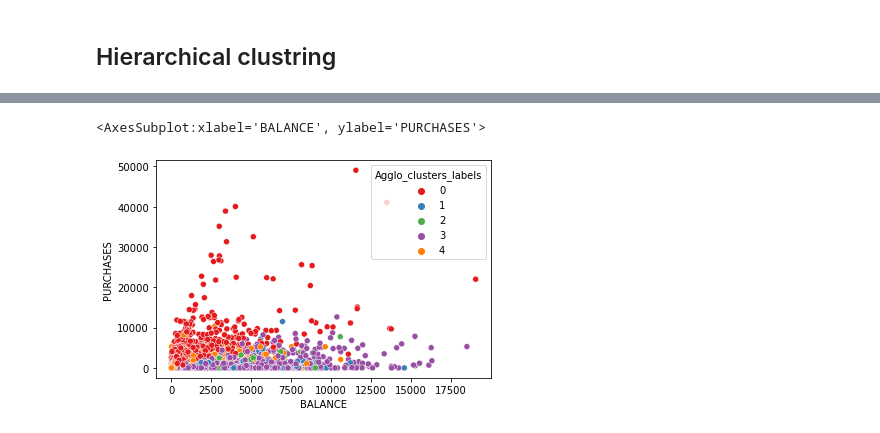
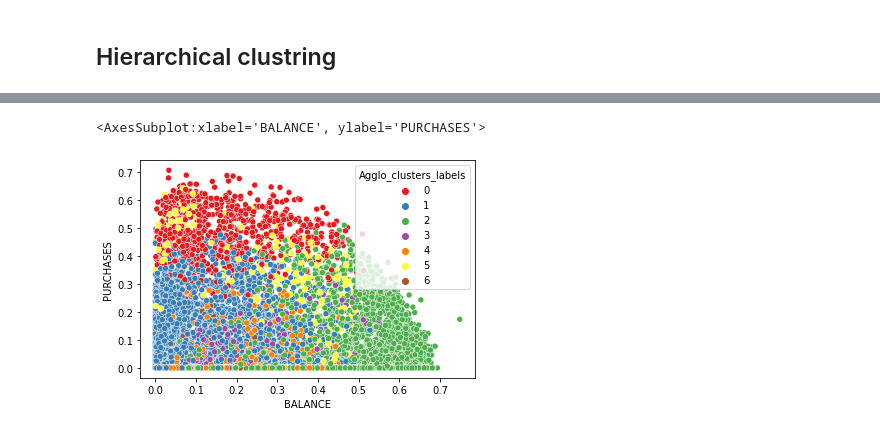
Before and after one commit to yacinedjebbari/Gomycode_Jupiter, a Jupyter notebook: Check Point 8 K_means/Check_Point_8.ipynb, the cells around one changed output, grey strips where cells are left out. Saved outputs shown, nothing was run; the diff lists cells and outputs as text; code cells hidden in the pictures.

```diff
--- a/Check Point 8 K_means/Check_Point_8.ipynb
+++ b/Check Point 8 K_means/Check_Point_8.ipynb
@@ -100,6 +101,7 @@ data_scaled.head()
 # %% [markdown]
 ## Hierarchical clustring
 # %%
-model= AgglomerativeClustering(n_clusters=5, affinity='euclidean',linkage='complete')
+model= AgglomerativeClustering(n_clusters=7, affinity='euclidean',linkage='complete')
 clust_labels=model.fit_predict(data_scaled)
-data_p['Agglo_clusters_labels'] = clust_labels
+data_scaled['Agglo_clusters_labels'] = clust_labels
+agglomerative=pd.DataFrame(clust_labels)
@@ -106,6 +119,6 @@ data_p['Agglo_clusters_labels'] = clust_labels
 # %%
 sns.set_palette('Set2')
-sns.scatterplot(data_p['BALANCE'],data_p['PURCHASES'],hue=data_p['Agglo_clusters_labels'],palette='Set1')
+sns.scatterplot(data_scaled['BALANCE'],data_scaled['PURCHASES'],hue=data_scaled['Agglo_clusters_labels'],palette='Set1')
 # %% [output]
 <AxesSubplot:xlabel='BALANCE', ylabel='PURCHASES'>
-[figure, old version]
+[figure, new version]
```
Also changed, not shown: parts of 5 cells of this notebook.
